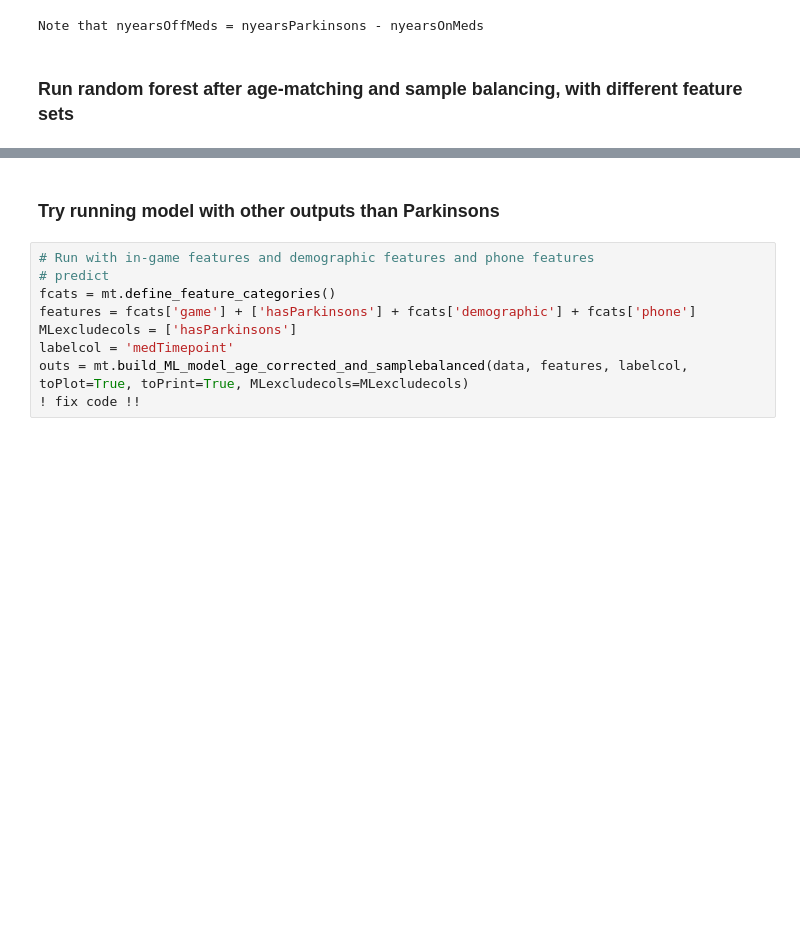
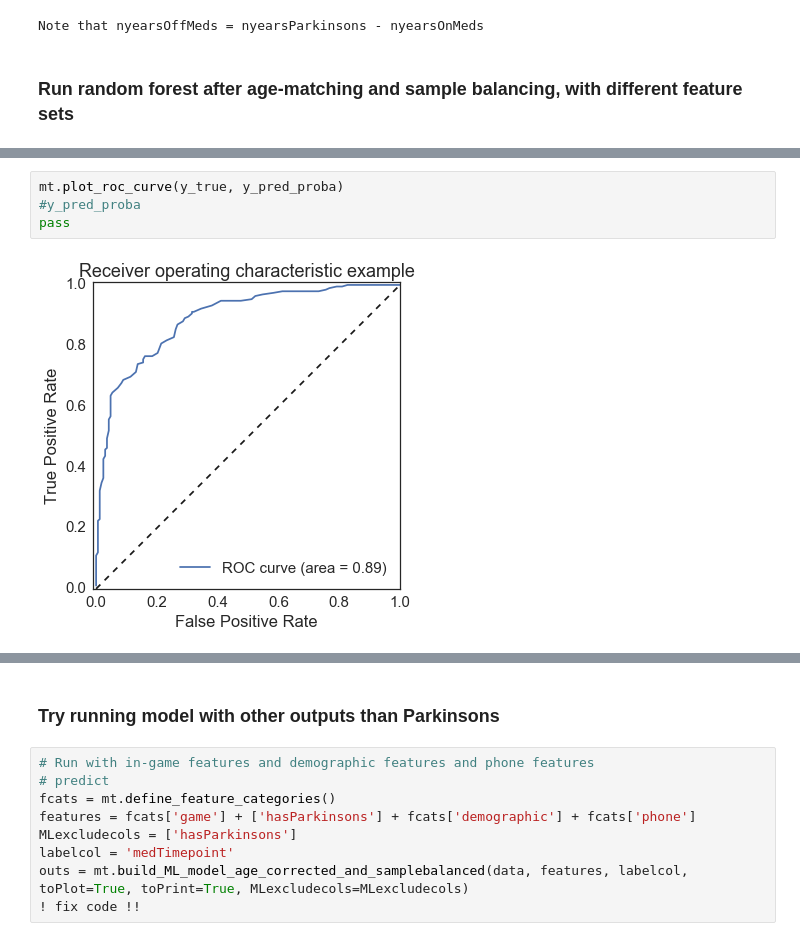
Before and after one commit to mattoby/mpower_memory, a Jupyter notebook: Memory_data_ML.ipynb, the cells around one changed output, grey strips where cells are left out. Cells and saved outputs as stored; diff of their text form; blank space fills up the shorter version.

```diff
--- a/Memory_data_ML.ipynb
+++ b/Memory_data_ML.ipynb
@@ -90,0 +128,6 @@ Note that nyearsOffMeds = nyearsParkinsons - nyearsOnMeds
+# %%
+mt.plot_roc_curve(y_true, y_pred_proba)
+#y_pred_proba
+pass
+# %% [output]
+[figure, added]
```
Also changed, not shown: parts of 8 cells of this notebook, 1 other file.
